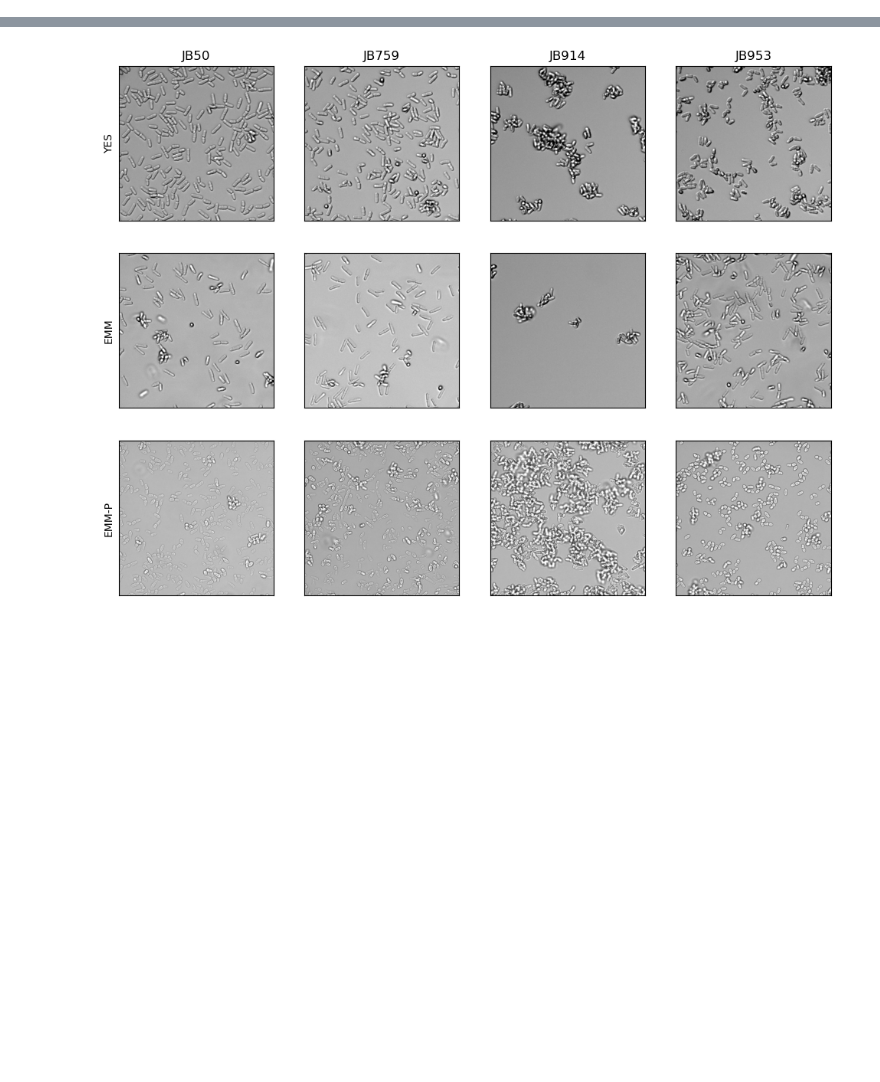
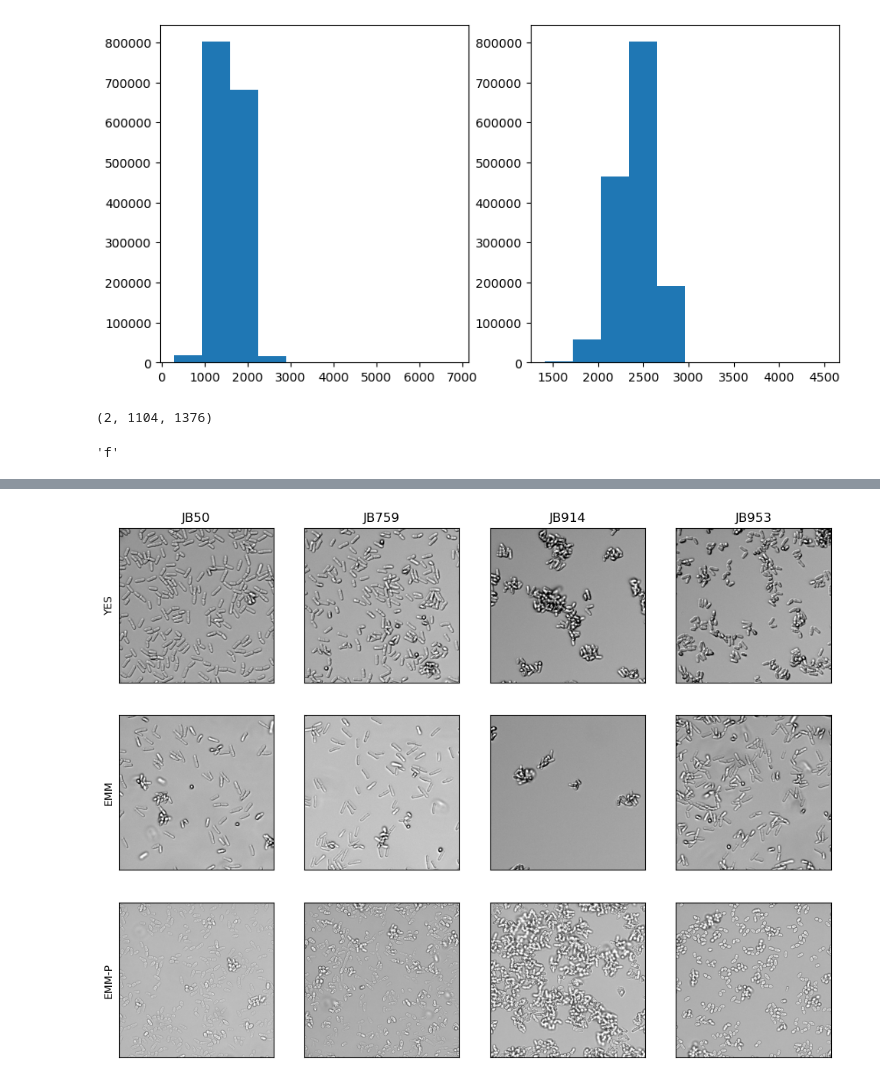
Before and after one commit to BKover99/yeastmlp, a Jupyter notebook: revision_scripts/20250930_mbx2_OE_visualize.ipynb, the cells around one changed output, grey strips where cells are left out. Saved outputs shown, nothing was run; the diff lists cells and outputs as text; code cells hidden in the pictures; blank space fills up the shorter version.

Commit message:
update mbx2 oe visualize

```diff
--- a/revision_scripts/20250529_mbx2_OE_visualize.ipynb
+++ b/revision_scripts/20250930_mbx2_OE_visualize.ipynb
@@ -4,6 +4,6 @@ import os
 import matplotlib.pyplot as plt
 import numpy as np
 
-image_dir = os.path.normpath("C:/Users/bheineike/OneDrive - University College London/Microscope_data/2025-05-21_JB50_JB759_JB914_JB953_exponential")
+image_dir = os.path.normpath("C:/Users/heine/OneDrive - University College London\Microscope_data/20250912_mbx2_oe")
 
-savefig_dir = os.path.normpath("G:/.shortcut-targets-by-id/0B3ejcGO9fA5eYXlHMW9tekVERmc/JB labs documents/Updated_JB_documents_2019/JB LAB_Projects/biofilm_qtl/data/microscope/20250525_wild_strains_yes_emm_emm-p")
+savefig_dir = os.path.normpath("G:/.shortcut-targets-by-id/0B3ejcGO9fA5eYXlHMW9tekVERmc/JB labs documents/Updated_JB_documents_2019/JB LAB_Projects/biofilm_qtl/data/microscope/20250912_mbx2_OE")
@@ -9,0 +23,36 @@ savefig_dir = os.path.normpath("G:/.shortcut-targets-by-id/0B3ejcGO9fA5eYXlHMW9t
+# %%
+#Using histograms to determine cutoff for visualization in each channel
+
+media = 'YES'
+background = 'JB22'
+promoter = 'prNMT1'
+oe_gene = "GFP"
+strain_id = "LS13"
+
+#image_series, Z = image_choice_lookup[(strain,medium)]
+
+
+
+img_fname = image_dir + os.sep + os.path.normpath('YES_plate_tiff_images/' + background + '_' + promoter + '_' + oe_gene + '_' + strain_id + '_BR1_TR1.tif')
+img = ski.io.imread(img_fname)
+
+img_bf = img[0,:,:]
+img_gfp = img[1,:,:]
+
+fig, axarr = plt.subplots(1,2, figsize=(10,5))
+
+for jj, im in enumerate([img_bf, img_gfp]):
+    a = np.asarray(im)
+    axarr[jj].hist(a.flatten())
+
+#ax.imshow(img[location[0]:location[1],location[2]:location[3]], cmap = plt.cm.gray, vmin=black_value, vmax = white_value)
+# %% [output]
+[figure, added]
+# %%
+img.shape
+# %% [output]
+(2, 1104, 1376)
+# %%
+img
+# %% [output]
+'f'
```
Also changed, not shown: parts of 3 cells of this notebook.
